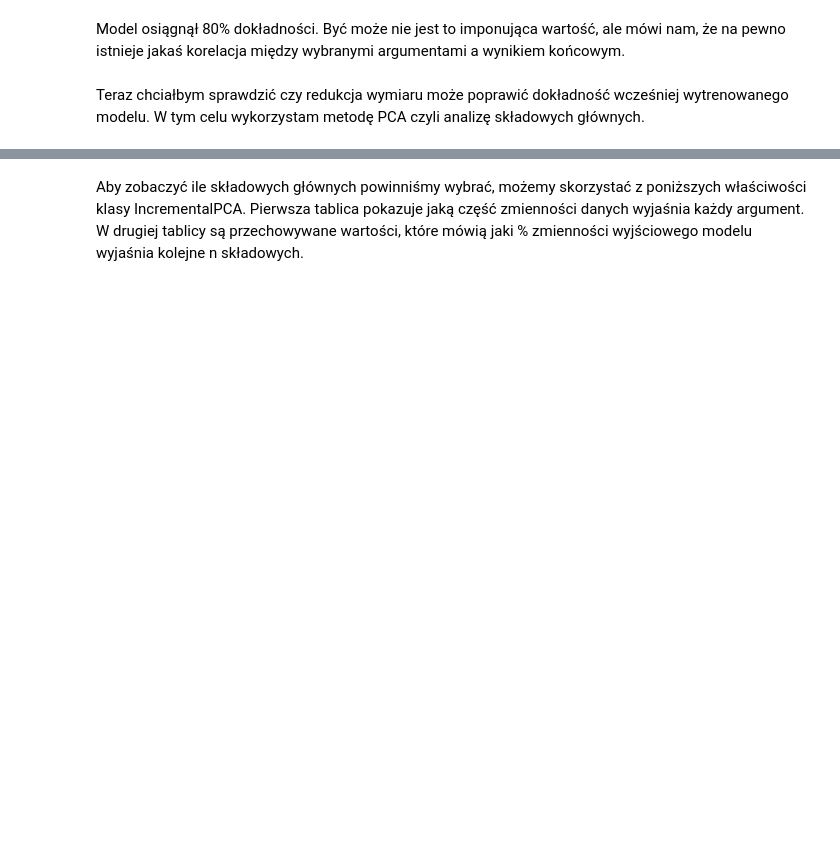
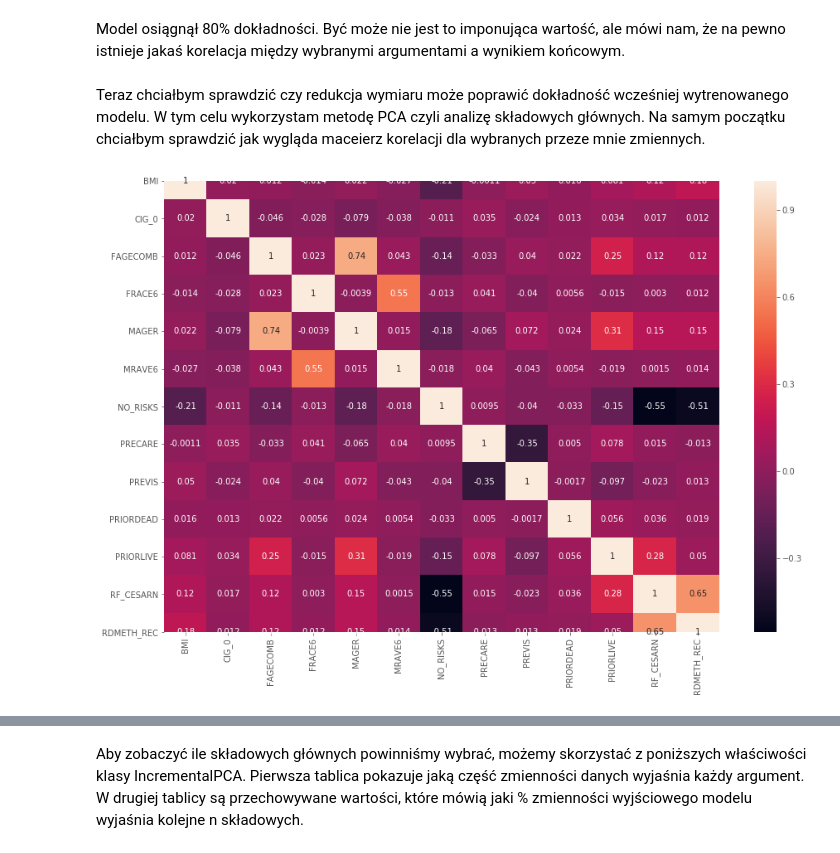
Before and after one commit to kurkowskiad/US-Births-Data-Analysis, a Jupyter notebook: Projekt_Uczenie_Maszynowe.ipynb, the cells around one changed output, grey strips where cells are left out. Cells and saved outputs as stored; diff of their text form; code cells hidden in the pictures; blank space fills up the shorter version.

```diff
--- a/Projekt_Uczenie_Maszynowe.ipynb
+++ b/Projekt_Uczenie_Maszynowe.ipynb
@@ -545,4 +554,14 @@ Model osiągnął 80% dokładności. Być może nie jest to imponująca wartoś
 jakaś korelacja między wybranymi argumentami a wynikiem końcowym.
 # %% [markdown]
 Teraz chciałbym sprawdzić czy redukcja wymiaru może poprawić dokładność wcześniej wytrenowanego modelu. W tym
-celu wykorzystam metodę PCA czyli analizę składowych głównych.
+celu wykorzystam metodę PCA czyli analizę składowych głównych. Na samym początku chciałbym sprawdzić jak wygląda maceierz korelacji dla wybranych przeze mnie zmiennych.
+# %%
+df['RDMETH_REC'] = data['RDMETH_REC']
+
+import seaborn
+correlation_matrix = df.corr()
+plt.figure(figsize = (15,10))
+seaborn.heatmap(correlation_matrix, annot=True)
+plt.show()
+# %% [output]
+[figure, added]
```
Also changed, not shown: parts of 35 cells of this notebook.
